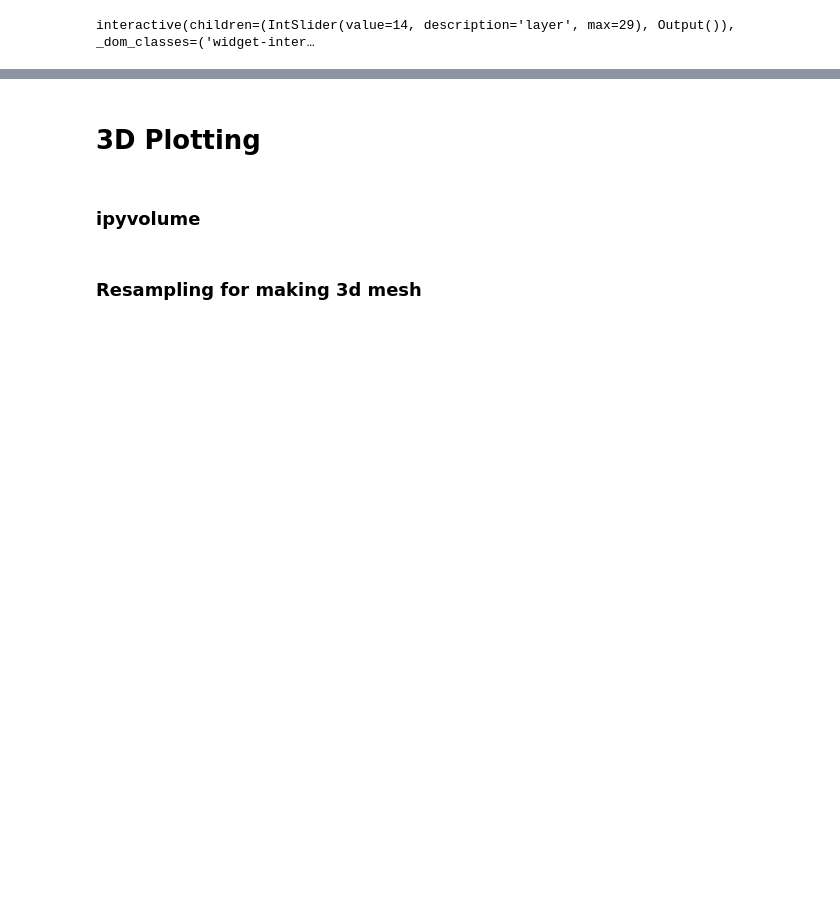
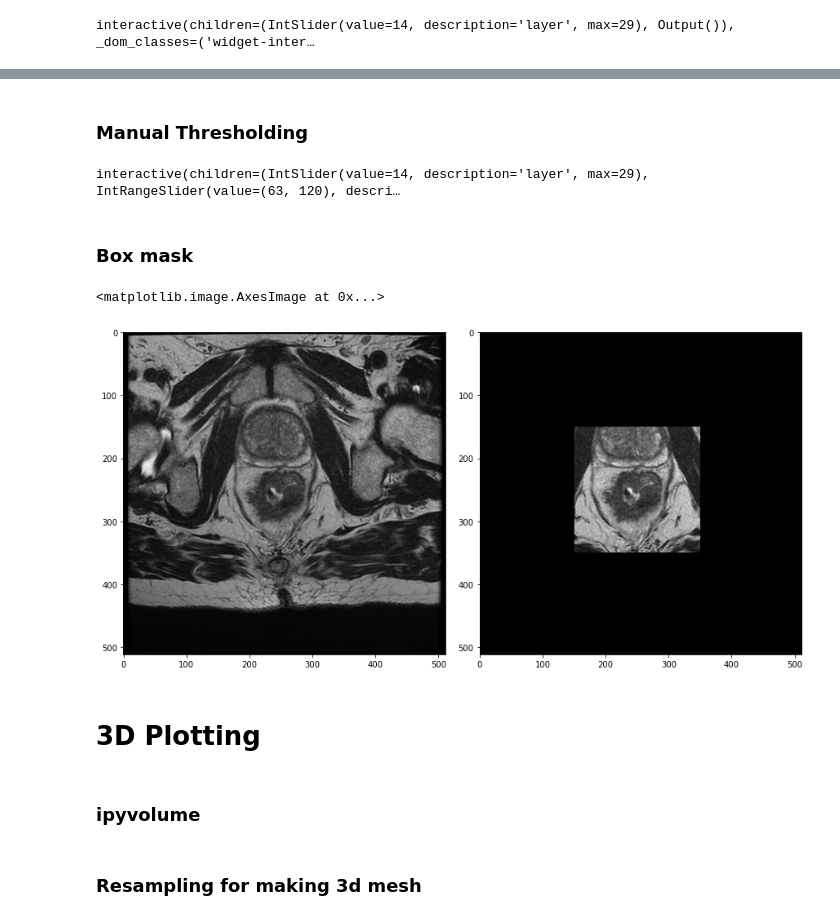
Before and after one commit to giuseppefilitto/img-segm, a Jupyter notebook: dcmexplorer.ipynb, the cells around one changed output, grey strips where cells are left out. Saved outputs shown, nothing was run; the diff lists cells and outputs as text; code cells hidden in the pictures; blank space fills up the shorter version.

```diff
--- a/dcmexplorer.ipynb
+++ b/dcmexplorer.ipynb
@@ -185,3 +246,67 @@ interactive(children=(IntSlider(value=14, description='layer', max=29), Output()
+# %% [markdown]
+### Manual Thresholding
+# %%
+
+
+@interact(layer=(0, slice.shape[0] - 1), threshold=IntRangeSlider(value=[63,120], min=0, max=255, step=1, ) )
+def manual_tresh(layer, threshold):
+
+    image = slice[layer, : ,:].copy()
+
+
+    t_min = threshold[0]
+    t_max = threshold[1]
+
+
+    mask = cv2.threshold(image, t_min, t_max, cv2.THRESH_BINARY_INV)[1]
+
+
+    fig, ax=plt.subplots(1, 3, figsize=(12, 8), constrained_layout=True)
+
+
+    ax[0].imshow(slice[layer, :, :], cmap="gray")
+    ax[0].set_title("Original image")
+    ax[0].axis("off")
+
+    ax[1].hist(slice[layer, :, :].ravel(),256,[0,256], align="right", color="black")
+    ax[1].set_title("Histogram")
+    ax[1].vlines(t_min,0, 10000, color="red", linestyle="dashed")
+    ax[1].vlines(t_max,0, 10000, color="red", linestyle="dashed")
+    ax[1].text(t_min, 10000, "$T_{min}$")
+    ax[1].text(t_max, 10000, "$T_{max}$")
+
+
+
+    ax[2].imshow(mask, cmap="gray")
+    ax[2].set_title("Thresholded Image")
+    ax[2].axis("off")
+
+
+
+    fig.suptitle(f"Exploring layer: {layer}",  fontsize=20)
+
+    plt.show()
+# %% [output]
+interactive(children=(IntSlider(value=14, description='layer', max=29), IntRangeSlider(value=(63, 120), descri…
+# %% [markdown]
+### Box mask
+# %%
+layer = 14
+
+img = image = slice[layer, : ,:].copy()
+mask = np.zeros(img.shape[:2], np.uint8)
+mask[150:350, 150:350] = 255
+
+masked_img = cv2.bitwise_and(img,img,mask = mask)
+
+fig, ax = plt.subplots(1, 2, figsize=(12, 8), constrained_layout=True)
+
+ax[0].imshow(img, cmap="gray")
+
+ax[1].imshow(masked_img, cmap="gray")
+# %% [output]
+<matplotlib.image.AxesImage at 0x...>
+[figure, added]
 # %% [markdown]
 # 3D Plotting
 # %% [markdown]
```
Also changed, not shown: parts of 13 cells of this notebook.
